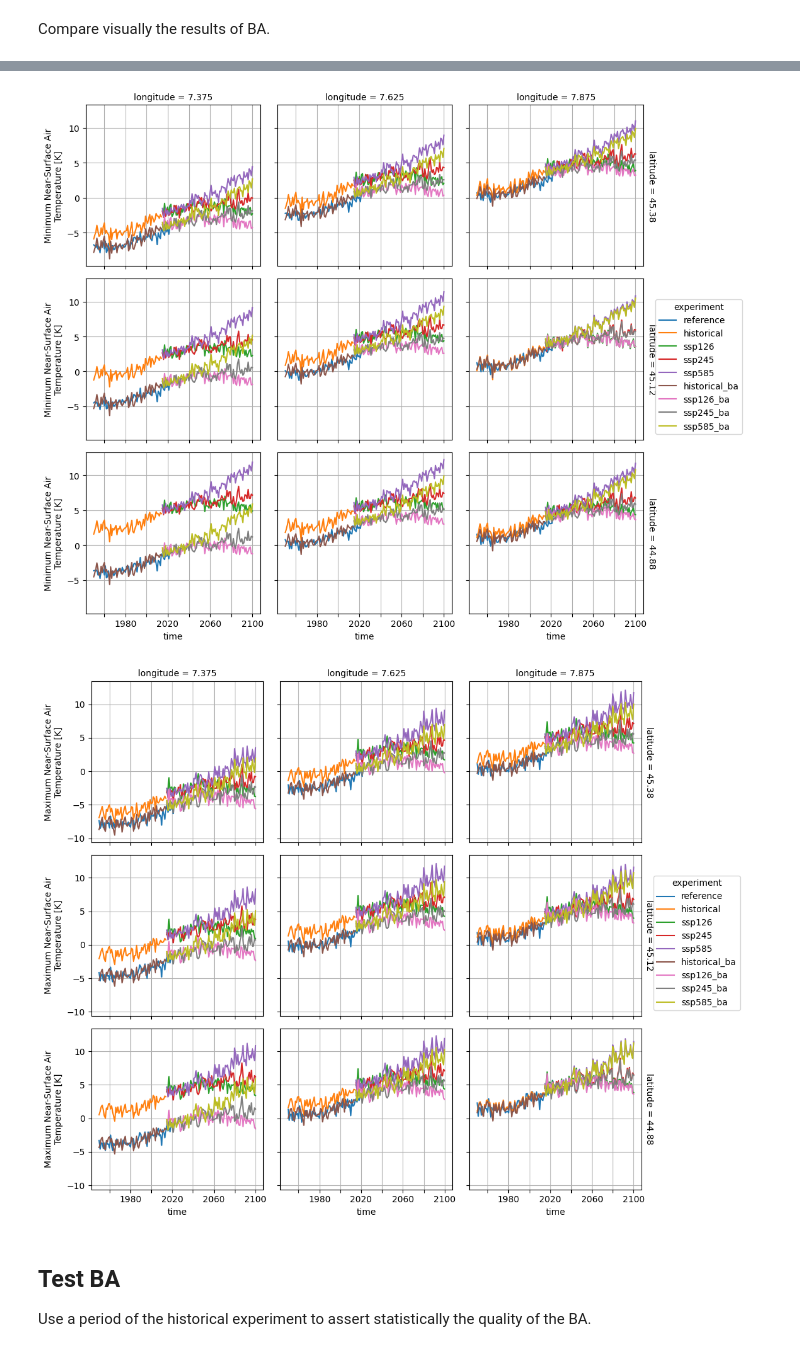
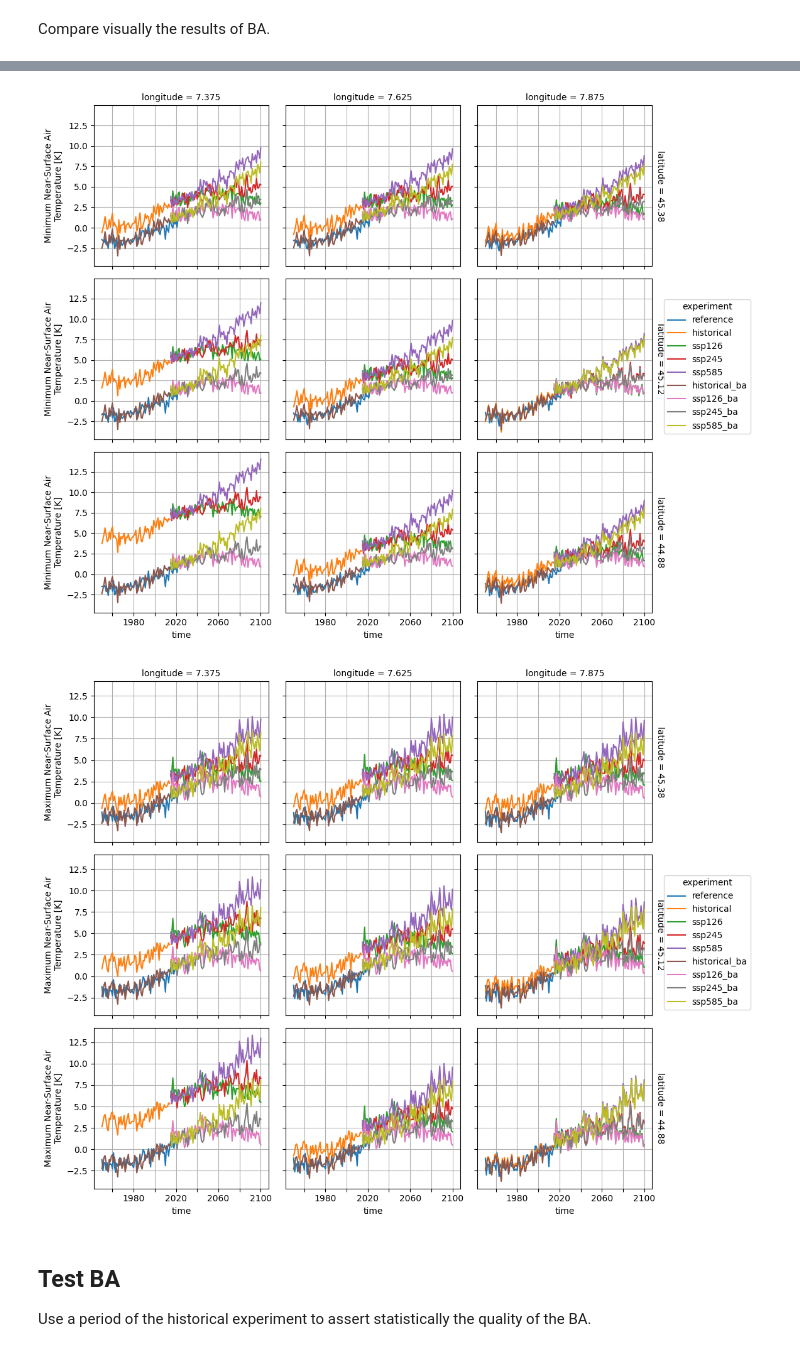
Before and after one commit to mirasac/mscunito-thesis-code, a Jupyter notebook: bias_adjustment.ipynb, the cells around one changed output, grey strips where cells are left out. Cells and saved outputs as stored; diff of their text form; code cells hidden in the pictures.

Commit message:
fix: correct climatology evaluation

```diff
--- a/bias_adjustment.ipynb
+++ b/bias_adjustment.ipynb
@@ -26,16 +26,19 @@ dir_data = thesis.dir_data / location / "preprocessed"
 dir_out = dir_data.parent / "adjusted"
 dir_out.mkdir(parents=True, exist_ok=True)
 # %%
-ds_reference = xarray.open_dataset(dir_data / "reference.nc")
+chunks = {"latitude": 1, "longitude": 1, "time": 1000}
+ds_reference = xarray.open_dataset(dir_data / "reference.nc", chunks=chunks)
 
 ds_historical = xarray.open_mfdataset(
     dir_data.glob("historical*.nc"),
+    chunks=chunks,
     combine_attrs="drop_conflicts"
 )
 
 concat_dim = "scenario"
 ds_scenario = xarray.open_mfdataset(
     dir_data.glob("ssp*.nc"),
+    chunks=chunks,
     concat_dim=concat_dim,
     combine="nested",
     combine_attrs="drop_conflicts"
@@ -54,6 +57,14 @@ ds_data = xarray.concat(
     combine_attrs="drop_conflicts"
 )
 ds_data = ds_data.assign_coords({data_dim: list(dict_dataset.keys())})
+ds_data = ds_data.chunk(chunks)
+
+_groupby = ds_reference.sel(time=thesis.baseline_period).groupby("time.dayofyear")
+ds_climatology = _groupby.mean(dim="time").assign_coords({"quantity": "mean"})
+ds_climatology = xarray.concat(
+    [ds_climatology, _groupby.std(dim="time").assign_coords({"quantity": "std"})],
+    dim="quantity"
+)
 # %%
 def _coordinates_facet(xobject: xarray.Dataset | xarray.DataArray):
     # Assume coordinates are in ascending order, hence facet plot is created
@@ -95,7 +106,6 @@ def plot_scatter_facet(ds, x, y, **kwargs):
 First plot the time series of the anomaly with respect to climatology.
 # %%
 variables = ["tas", "tasmin", "tasmax"]
-climatological_mean = ds_data[variables].sel({data_dim: "reference", "time": thesis.baseline_period}).mean()
 for v in variables:
-    plot_yearly_mean_time_series_facet(ds_data[v] - climatological_mean[v])
+    plot_yearly_mean_time_series_facet(ds_data[v].groupby("time.dayofyear") - ds_climatology[v].sel(quantity="mean"))
 # %% [output]
@@ -105,17 +115,18 @@ for v in variables:
 # %% [markdown]
 Then apply QDM, it is additive for temperature.
 # %%
+_ds = ds_data.chunk({"time": -1})  # The implementation of QDM does not work when time is chunked.
 ba = {}
 _da = {}
 for v in variables:
     ba[v] = xclim.sdba.QuantileDeltaMapping.train(
-        ds_data[v].sel({data_dim: "reference", "time": thesis.training_period}, drop=True),
-        ds_data[v].sel({data_dim: "historical", "time": thesis.training_period}, drop=True),
+        _ds[v].sel({data_dim: "reference", "time": thesis.training_period}, drop=True),
+        _ds[v].sel({data_dim: "historical", "time": thesis.training_period}, drop=True),
         nquantiles=20,
         group="time",
         kind='+'
     )
-    _da[v] = ba[v].adjust(ds_data[v], interp="linear")
+    _da[v] = ba[v].adjust(_ds[v], interp="linear")
     _da[v].name = v
 
 # Post processing.
@@ -125,5 +136,5 @@ ds_adjusted = ds_adjusted.drop_sel({"experiment": "reference"})  # Reference is
 Plot the resulting anomaly.
 # %%
 for v in variables:
-    plot_yearly_mean_time_series_facet(ds_adjusted[v] - climatological_mean[v])
+    plot_yearly_mean_time_series_facet(ds_adjusted[v].groupby("time.dayofyear") - ds_climatology[v].sel(quantity="mean"))
 # %% [output]
@@ -139,5 +150,5 @@ _ds = xarray.concat(
     combine_attrs="drop_conflicts"
 )
 for v in variables:
-    plot_yearly_mean_time_series_facet(_ds[v] - climatological_mean[v])
+    plot_yearly_mean_time_series_facet(_ds[v].groupby("time.dayofyear") - ds_climatology[v].sel(quantity="mean"))
 # %% [output]
@@ -145,5 +156,5 @@ for v in variables:
-[figure, old version]
+[figure, new version]
-[figure, old version]
+[figure, new version]
 # %% [markdown]
 ## Test BA
 
```
Also changed, not shown: parts of 4 cells of this notebook, 4 other files.
